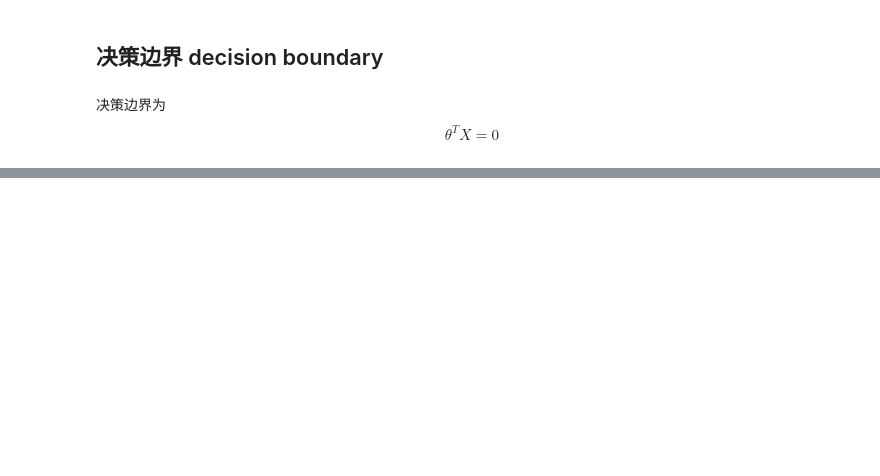
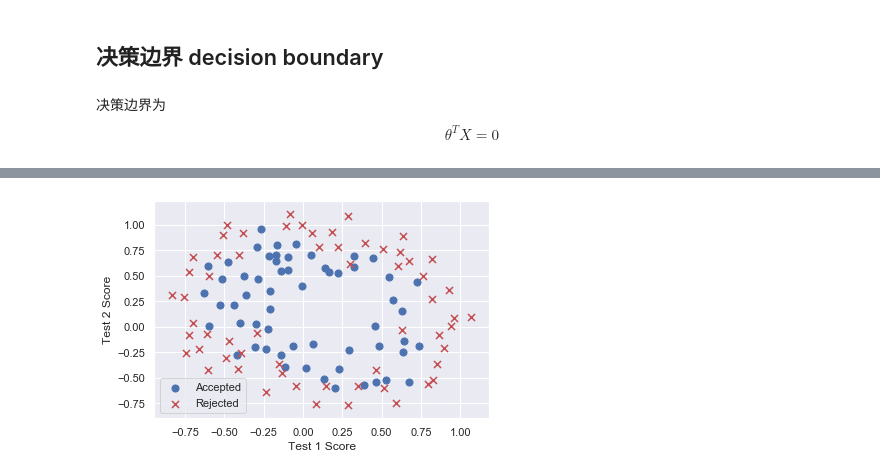
Before and after one commit to Apotosome/NoteBook, a Jupyter notebook: Machine Learning/吴恩达课后练习/ex2 逻辑回归/逻辑回归.ipynb, the cells around one changed output, grey strips where cells are left out. Drawn from its saved outputs; the diff is of its cells as text; code cells hidden in the pictures; blank space fills up the shorter version.

```diff
--- a/Machine Learning/吴恩达课后练习/ex2 逻辑回归/逻辑回归.ipynb
+++ b/Machine Learning/吴恩达课后练习/ex2 逻辑回归/逻辑回归.ipynb
@@ -713,0 +780,16 @@ $$
+# %%
+path = 'ex2data2.txt'
+df_2 = pd.read_csv(path,names=['Test_1','Test_2','Accepted'])
+
+positive = df_2[df_2['Accepted'].isin([1])]   # pandas.isin用来清洗数据   1->True   0->False
+negative = df_2[df_2['Accepted'].isin([0])]
+
+fig, ax = plt.subplots()
+ax.scatter(positive['Test_1'], positive['Test_2'], s=50, c='b', marker='o', label='Accepted')
+ax.scatter(negative['Test_1'], negative['Test_2'], s=50, c='r', marker='x', label='Rejected')
+ax.legend()
+ax.set_xlabel('Test 1 Score')
+ax.set_ylabel('Test 2 Score')
+plt.show()
+# %% [output]
+[figure, added]
```
Also changed, not shown: parts of 34 cells of this notebook, 1 other file.
